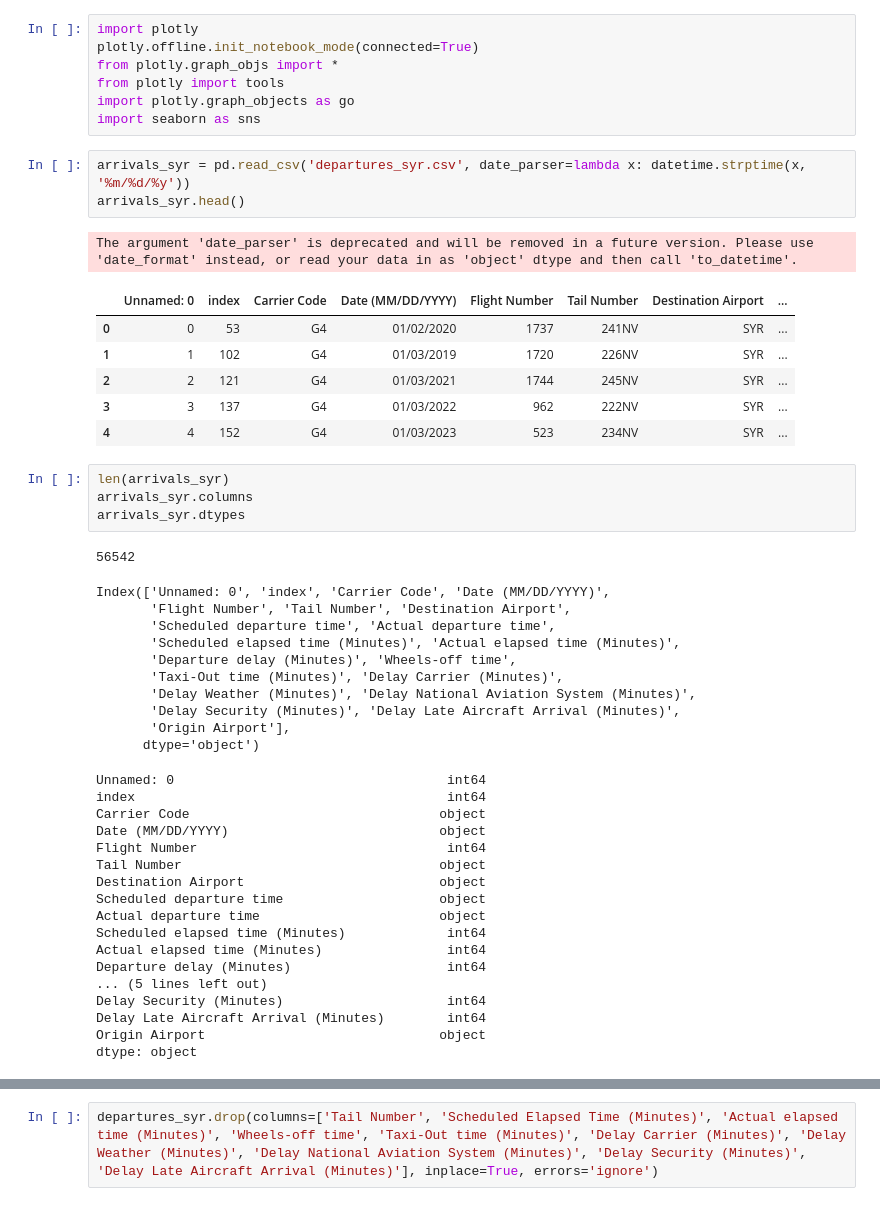
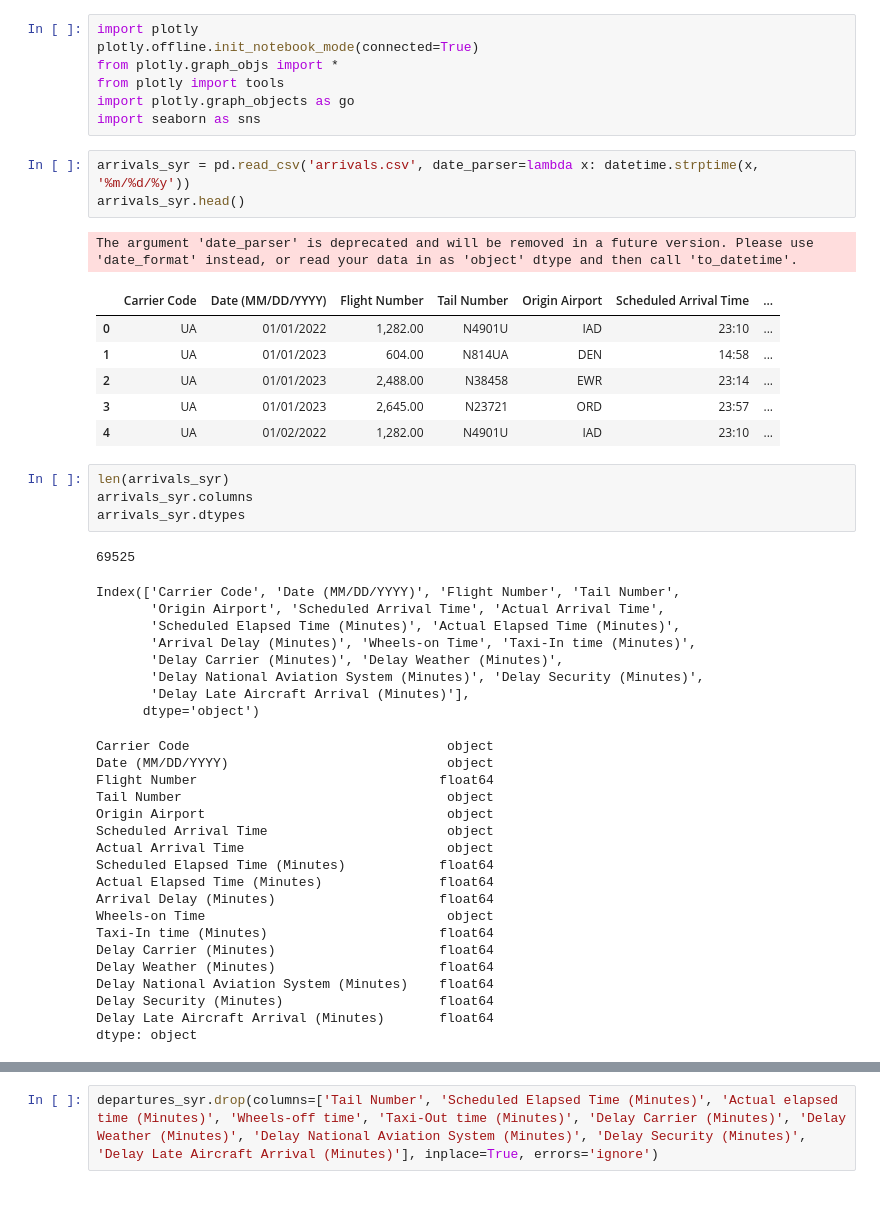
Before and after one commit to SaiTeja-Ambari/ml-flight-predictions, a Jupyter notebook: group12.ipynb, the cells around one changed output, grey strips where cells are left out. Drawn from its saved outputs; the diff is of its cells as text.

```diff
--- a/group12.ipynb
+++ b/group12.ipynb
@@ -27,48 +27,47 @@ from plotly import tools
 import plotly.graph_objects as go
 import seaborn as sns
 # %%
-arrivals_syr = pd.read_csv('departures_syr.csv', date_parser=lambda x: datetime.strptime(x, '%m/%d/%y'))
+arrivals_syr = pd.read_csv('arrivals.csv', date_parser=lambda x: datetime.strptime(x, '%m/%d/%y'))
 arrivals_syr.head()
 # %% [output]
 The argument 'date_parser' is deprecated and will be removed in a future version. Please use 'date_format' instead, or read your data in as 'object' dtype and then call 'to_datetime'.
-|  | Unnamed: 0 | index | Carrier Code | Date (MM/DD/YYYY) | Flight Number | Tail Number | Destination Airport | ... |
-| 0 | 0 | 53 | G4 | 01/02/2020 | 1737 | 241NV | SYR | ... |
-| 1 | 1 | 102 | G4 | 01/03/2019 | 1720 | 226NV | SYR | ... |
-| 2 | 2 | 121 | G4 | 01/03/2021 | 1744 | 245NV | SYR | ... |
-| 3 | 3 | 137 | G4 | 01/03/2022 | 962 | 222NV | SYR | ... |
-| 4 | 4 | 152 | G4 | 01/03/2023 | 523 | 234NV | SYR | ... |
+|  | Carrier Code | Date (MM/DD/YYYY) | Flight Number | Tail Number | Origin Airport | Scheduled Arrival Time | ... |
+| 0 | UA | 01/01/2022 | 1,282.00 | N4901U | IAD | 23:10 | ... |
+| 1 | UA | 01/01/2023 | 604.00 | N814UA | DEN | 14:58 | ... |
+| 2 | UA | 01/01/2023 | 2,488.00 | N38458 | EWR | 23:14 | ... |
+| 3 | UA | 01/01/2023 | 2,645.00 | N23721 | ORD | 23:57 | ... |
+| 4 | UA | 01/02/2022 | 1,282.00 | N4901U | IAD | 23:10 | ... |
 # %%
 len(arrivals_syr)
 arrivals_syr.columns
 arrivals_syr.dtypes
 # %% [output]
-56542
+69525
-Index(['Unnamed: 0', 'index', 'Carrier Code', 'Date (MM/DD/YYYY)',
-       'Flight Number', 'Tail Number', 'Destination Airport',
-       'Scheduled departure time', 'Actual departure time',
-       'Scheduled elapsed time (Minutes)', 'Actual elapsed time (Minutes)',
-       'Departure delay (Minutes)', 'Wheels-off time',
-       'Taxi-Out time (Minutes)', 'Delay Carrier (Minutes)',
-       'Delay Weather (Minutes)', 'Delay National Aviation System (Minutes)',
-       'Delay Security (Minutes)', 'Delay Late Aircraft Arrival (Minutes)',
-       'Origin Airport'],
+Index(['Carrier Code', 'Date (MM/DD/YYYY)', 'Flight Number', 'Tail Number',
+       'Origin Airport', 'Scheduled Arrival Time', 'Actual Arrival Time',
+       'Scheduled Elapsed Time (Minutes)', 'Actual Elapsed Time (Minutes)',
+       'Arrival Delay (Minutes)', 'Wheels-on Time', 'Taxi-In time (Minutes)',
+       'Delay Carrier (Minutes)', 'Delay Weather (Minutes)',
+       'Delay National Aviation System (Minutes)', 'Delay Security (Minutes)',
+       'Delay Late Aircraft Arrival (Minutes)'],
       dtype='object')
-Unnamed: 0                                   int64
-index                                        int64
-Carrier Code                                object
-Date (MM/DD/YYYY)                           object
-Flight Number                                int64
-Tail Number                                 object
-Destination Airport                         object
-Scheduled departure time                    object
-Actual departure time                       object
-Scheduled elapsed time (Minutes)             int64
-Actual elapsed time (Minutes)                int64
-Departure delay (Minutes)                    int64
-... (5 lines left out)
-Delay Security (Minutes)                     int64
-Delay Late Aircraft Arrival (Minutes)        int64
-Origin Airport                              object
+Carrier Code                                 object
+Date (MM/DD/YYYY)                            object
+Flight Number                               float64
+Tail Number                                  object
+Origin Airport                               object
+Scheduled Arrival Time                       object
+Actual Arrival Time                          object
+Scheduled Elapsed Time (Minutes)            float64
+Actual Elapsed Time (Minutes)               float64
+Arrival Delay (Minutes)                     float64
+Wheels-on Time                               object
+Taxi-In time (Minutes)                      float64
+Delay Carrier (Minutes)                     float64
+Delay Weather (Minutes)                     float64
+Delay National Aviation System (Minutes)    float64
+Delay Security (Minutes)                    float64
+Delay Late Aircraft Arrival (Minutes)       float64
 dtype: object
 # %%
 arrivals_syr.drop(columns=['Tail Number', 'Scheduled Elapsed Time (Minutes)', 'Actual Elapsed Time (Minutes)', 'Wheels-on Time', 'Taxi-In time (Minutes)', 'Delay Carrier (Minutes)', 'Delay Weather (Minutes)', 'Delay National Aviation System (Minutes)', 'Delay Security (Minutes)', 'Delay Late Aircraft Arrival (Minutes)'], inplace=True)
```
Also changed, not shown: parts of 14 cells of this notebook.
